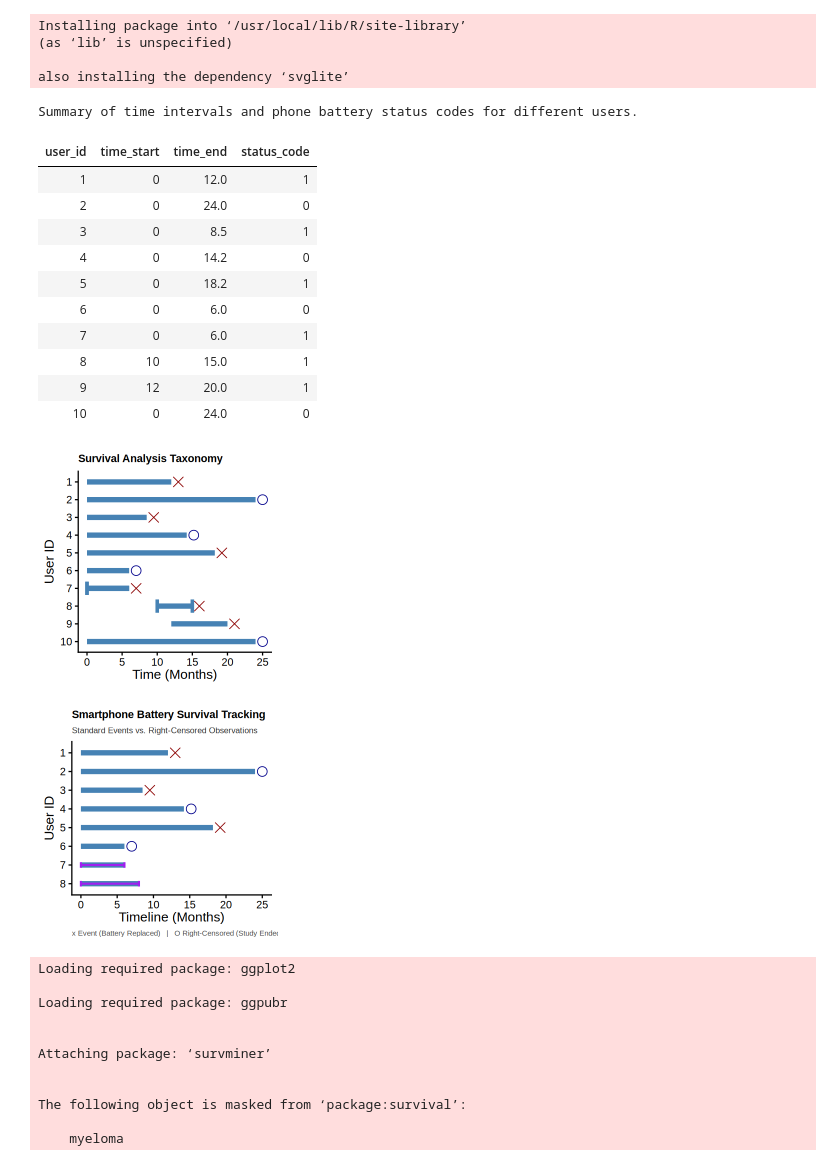
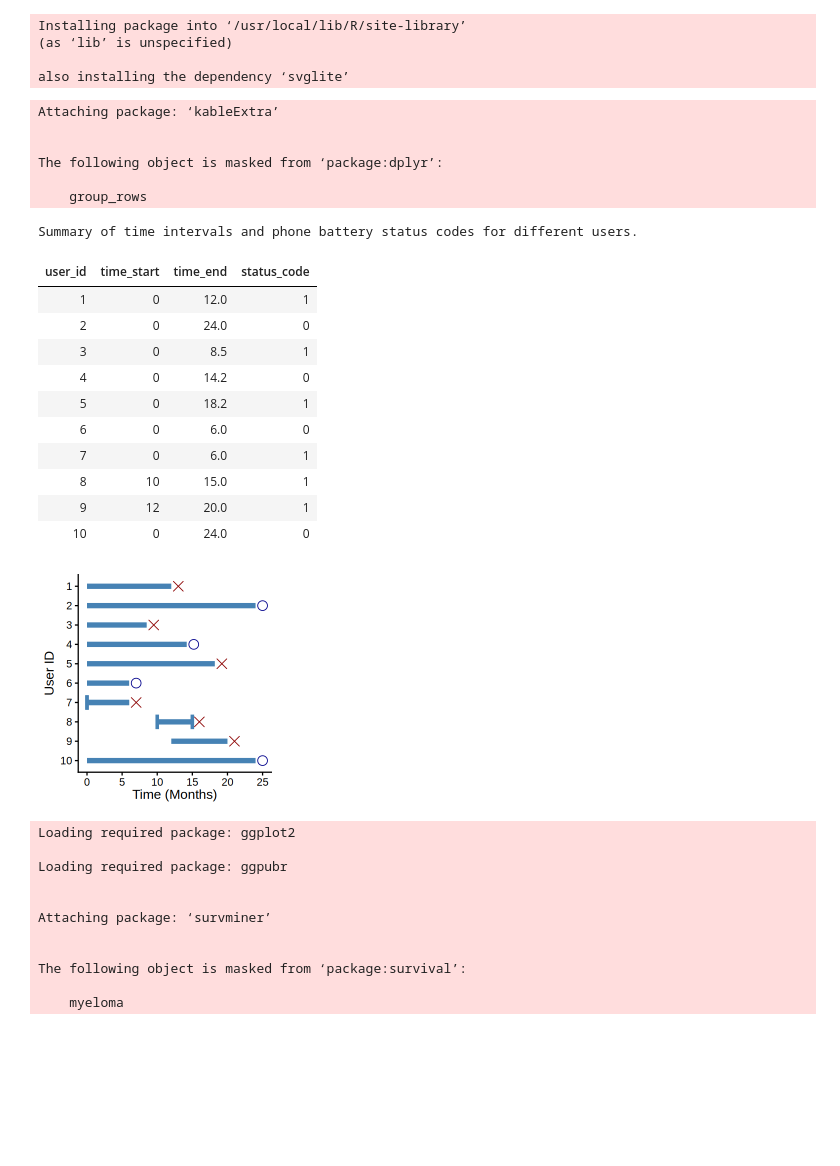
Before and after one commit to manishdatt-edu/biostats, a Jupyter notebook: Survival.ipynb, the cells around one changed output. Saved outputs shown, nothing was run; the diff lists cells and outputs as text; code cells hidden in the pictures; blank space fills up the shorter version.

```diff
--- a/Survival.ipynb
+++ b/Survival.ipynb
@@ -146,98 +151,39 @@ ggplot(battery_df, aes(y = user_factor)) +
 
   # Exact Events & Left-Truncated events (Red Dots)
   geom_point(data = subset(battery_df, status_code %in% c(1)),
              aes(x = time_end + 1), color = "darkred", size = 5, shape = 4) +
 
   # Right-Censored (Blue Plus Signs)
   geom_point(data = subset(battery_df, status_code == 0),
              aes(x = time_end + 1), color = "darkblue", size = 5, shape = 1) +
 
   # Left-Censored / Interval endpoints
   geom_point(data = subset(battery_df, status_code %in% c(2,3)),
              aes(x = time_end + 1), color = "darkred", size = 5, shape = 4) +
 
   # Labels and Theme
   labs(
-    title = "Survival Analysis Taxonomy",
     x = "Time (Months)",
     y = "User ID"
   ) +
-  theme_classic(base_size = 16) +
-  theme(
-    panel.grid.minor = element_blank(),
-    plot.title = element_text(face = "bold", size = 13),
-    plot.caption = element_text(size = 8.5, hjust = 0, color = "gray30")
-  )
+  theme_classic(base_size = 16)
 # %% [output]
-Summary of time intervals and phone battery status codes for different users.
+Attaching package: ‘kableExtra’
+
+
+The following object is masked from ‘package:dplyr’:
+
+    group_rows
+Summary of time intervals and phone battery status codes for different users.
 | user_id | time_start | time_end | status_code |
 | 1 | 0 | 12.0 | 1 |
 | 2 | 0 | 24.0 | 0 |
 | 3 | 0 | 8.5 | 1 |
 | 4 | 0 | 14.2 | 0 |
 | 5 | 0 | 18.2 | 1 |
 | 6 | 0 | 6.0 | 0 |
 | 7 | 0 | 6.0 | 1 |
 | 8 | 10 | 15.0 | 1 |
 | 9 | 12 | 20.0 | 1 |
 | 10 | 0 | 24.0 | 0 |
-[figure, old version]
+[figure, new version]
-# %%
-library(ggplot2)
-
-# 1. Clean, beginner-friendly 8-user data frame
-battery_df <- data.frame(
-  user_id = 1:8,
-  time_start = rep(0, 8),
-  time_end   = c(12.0, 24.0, 8.5, 14.2, 18.2, 6.0, 6.0, 8.0),
-  status = c(1, 0, 1, 0, 1, 0, 2, 2), # 1 = Exact Event, 0 = Right-Censored, 2 = Left-Censored
-  story = c(
-    "Replaced battery at month 12.",
-    "Study ended at 24 months (Still working).",
-    "Replaced battery early at month 8.5.",
-    "Upgraded phone at month 14.",
-    "Replaced battery at month 18.2.",
-    "Lost phone at month 6 (Dropout).",
-    "Battery already dead when checked at month 6.",
-    "Battery already dead when checked at month 8."
-  )
-)
-# Reverse user_id factor so User 1 appears at the top of the plot
-battery_df$user_factor <- factor(
-  battery_df$user_id,
-  levels = rev(battery_df$user_id)
-)
-
-# 2. Clean Swimmer Plot
-ggplot(battery_df, aes(y = user_factor)) +
-  # Draw baseline tracking lines from 0 to time_end
-  geom_segment(aes(x = 0, xend = time_end, yend = user_factor),
-               color = "steelblue", linewidth = 3) +
-  geom_errorbar(data = subset(battery_df, status == 2),
-                aes(xmin = time_start, xmax = time_end, y = user_factor),
-                orientation = "y", width = 0.3, color = "purple", linewidth = 1.2) +
-  # Exact Events (Red Dots)
-  geom_point(data = subset(battery_df, status == 1),
-             aes(x = time_end + 1), color = "darkred", size = 5, shape = 4) +
-
-  # Right-Censored (Blue Plus Signs)
-  geom_point(data = subset(battery_df, status == 0),
-             aes(x = time_end + 1), color = "darkblue", size = 5, shape = 1) +
-
-  # Labels and Theme
-  labs(
-    title = "Smartphone Battery Survival Tracking",
-    subtitle = "Standard Events vs. Right-Censored Observations",
-    x = "Timeline (Months)",
-    y = "User ID",
-    caption = "x Event (Battery Replaced)   |   O Right-Censored (Study Ended / Dropped Out)"
-  ) +
-  theme_classic(base_size = 16) +
-  theme(
-    panel.grid.minor = element_blank(),
-    plot.title = element_text(face = "bold", size = 13),
-    plot.subtitle = element_text(size = 10, color = "gray20"),
-    plot.caption = element_text(size = 9, hjust = 0, color = "gray30")
-  )
-# %% [output]
-[figure, removed]
```
Also changed, not shown: parts of 4 cells of this notebook, 1 other file.
